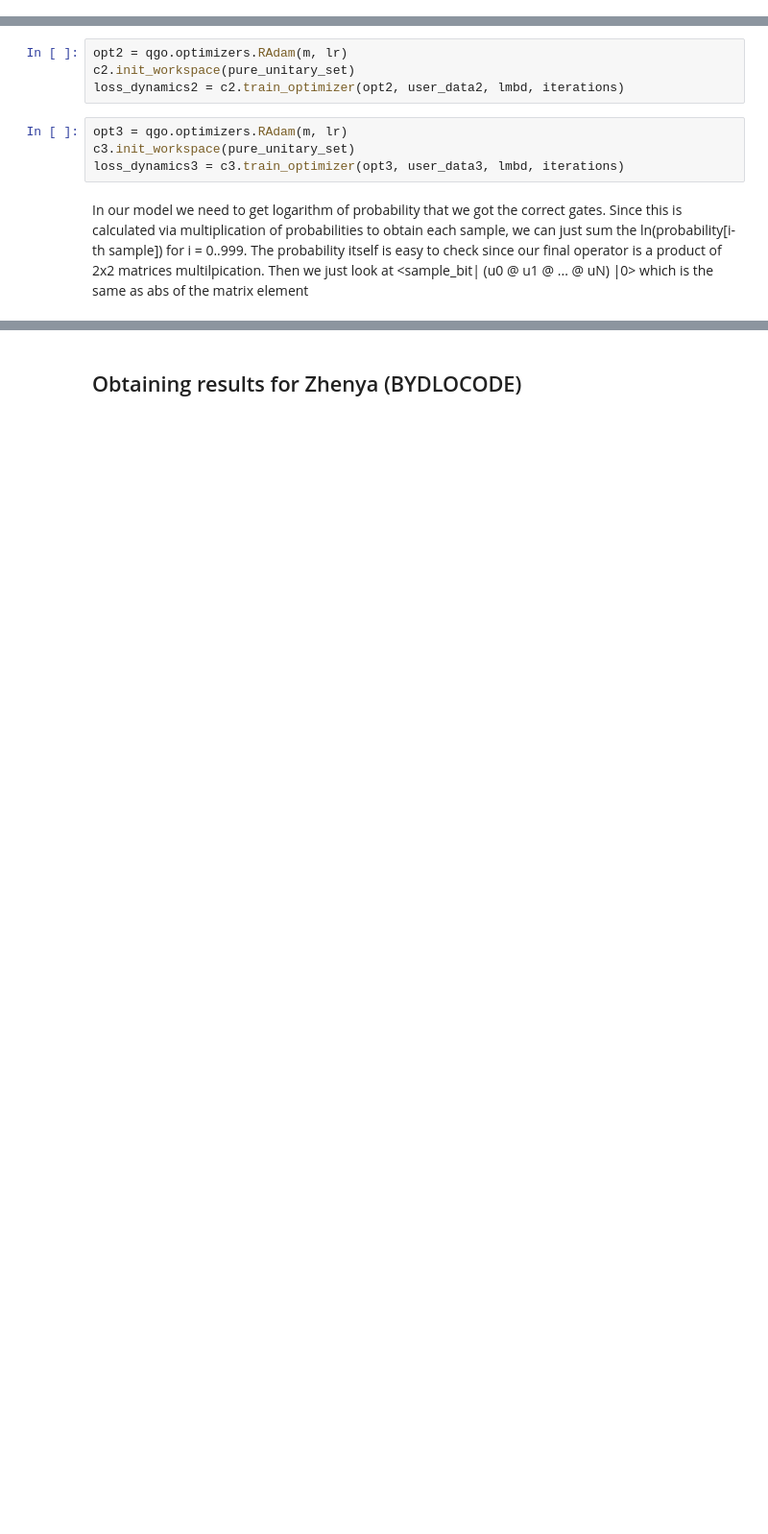
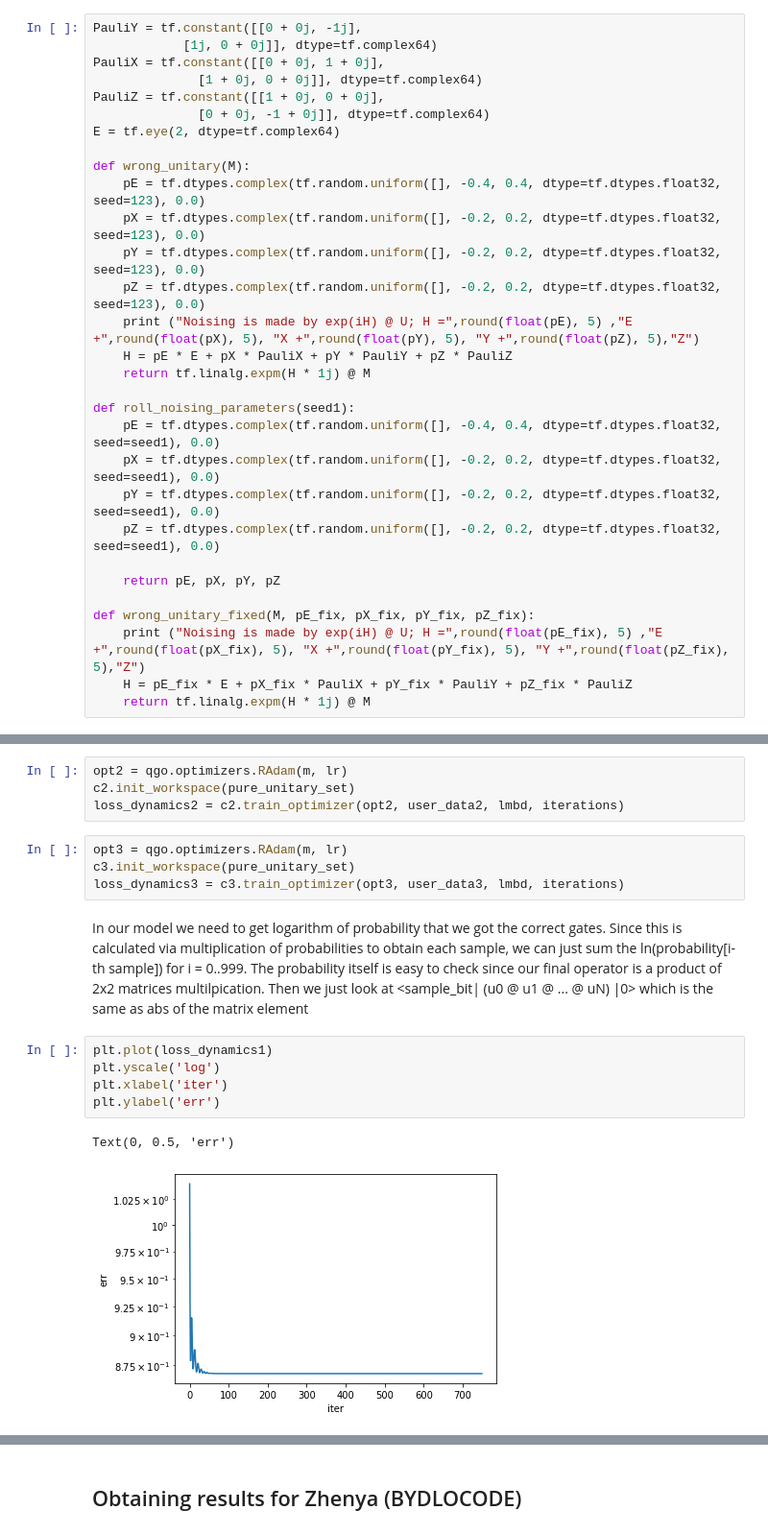
Before and after one commit to Q-c7/nau4ka_circuits, a Jupyter notebook: 1qubit-solver_lastver.ipynb, the cells around one changed output, grey strips where cells are left out. Shown at 96% size. Drawn from its saved outputs; the diff is of its cells as text; blank space fills up the shorter version.

```diff
--- a/1qubit-solver_lastver.ipynb
+++ b/1qubit-solver_lastver.ipynb
@@ -85,3 +85,33 @@ def build_circuit_state_from_map(circ_map, gate_set):
     for gate_id in circ_map[::-1]:
         in_state = tf.tensordot(gate_set[gate_id], in_state, axes=1)
     return in_state
+# %%
+PauliY = tf.constant([[0 + 0j, -1j],
+            [1j, 0 + 0j]], dtype=tf.complex64)
+PauliX = tf.constant([[0 + 0j, 1 + 0j],
+              [1 + 0j, 0 + 0j]], dtype=tf.complex64)
+PauliZ = tf.constant([[1 + 0j, 0 + 0j],
+              [0 + 0j, -1 + 0j]], dtype=tf.complex64)
+E = tf.eye(2, dtype=tf.complex64)
+
+def wrong_unitary(M):
+    pE = tf.dtypes.complex(tf.random.uniform([], -0.4, 0.4, dtype=tf.dtypes.float32, seed=123), 0.0)
+    pX = tf.dtypes.complex(tf.random.uniform([], -0.2, 0.2, dtype=tf.dtypes.float32, seed=123), 0.0)
+    pY = tf.dtypes.complex(tf.random.uniform([], -0.2, 0.2, dtype=tf.dtypes.float32, seed=123), 0.0)
+    pZ = tf.dtypes.complex(tf.random.uniform([], -0.2, 0.2, dtype=tf.dtypes.float32, seed=123), 0.0)
+    print ("Noising is made by exp(iH) @ U; H =",round(float(pE), 5) ,"E +",round(float(pX), 5), "X +",round(float(pY), 5), "Y +",round(float(pZ), 5),"Z")
+    H = pE * E + pX * PauliX + pY * PauliY + pZ * PauliZ
+    return tf.linalg.expm(H * 1j) @ M
+
+def roll_noising_parameters(seed1):
+    pE = tf.dtypes.complex(tf.random.uniform([], -0.4, 0.4, dtype=tf.dtypes.float32, seed=seed1), 0.0)
+    pX = tf.dtypes.complex(tf.random.uniform([], -0.2, 0.2, dtype=tf.dtypes.float32, seed=seed1), 0.0)
+    pY = tf.dtypes.complex(tf.random.uniform([], -0.2, 0.2, dtype=tf.dtypes.float32, seed=seed1), 0.0)
+    pZ = tf.dtypes.complex(tf.random.uniform([], -0.2, 0.2, dtype=tf.dtypes.float32, seed=seed1), 0.0)
+
+    return pE, pX, pY, pZ
+
+def wrong_unitary_fixed(M, pE_fix, pX_fix, pY_fix, pZ_fix):
+    print ("Noising is made by exp(iH) @ U; H =",round(float(pE_fix), 5) ,"E +",round(float(pX_fix), 5), "X +",round(float(pY_fix), 5), "Y +",round(float(pZ_fix), 5),"Z")
+    H = pE_fix * E + pX_fix * PauliX + pY_fix * PauliY + pZ_fix * PauliZ
+    return tf.linalg.expm(H * 1j) @ M
@@ -328,3 +366,11 @@ loss_dynamics3 = c3.train_optimizer(opt3, user_data3, lmbd, iterations)
 # %% [markdown]
 In our model we need to get logarithm of probability that we got the correct gates. Since this is calculated via multiplication of probabilities to obtain each sample, we can just sum the ln(probability[i-th sample]) for i = 0..999.
 The probability itself is easy to check since our final operator is a product of 2x2 matrices multilpication. Then we just look at <sample_bit| (u0 @ u1 @ ... @ uN) |0> which is the same as abs of the matrix element
+# %%
+plt.plot(loss_dynamics1)
+plt.yscale('log')
+plt.xlabel('iter')
+plt.ylabel('err')
+# %% [output]
+Text(0, 0.5, 'err')
+[figure, added]
```
Also changed, not shown: parts of 20 cells of this notebook.
